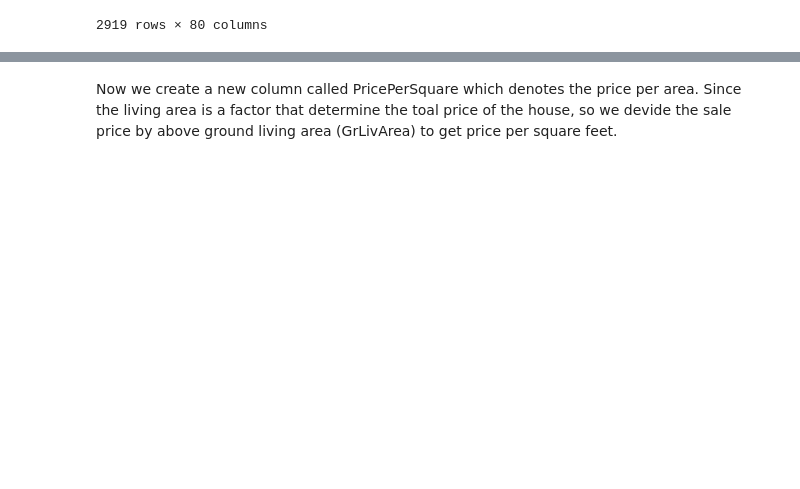
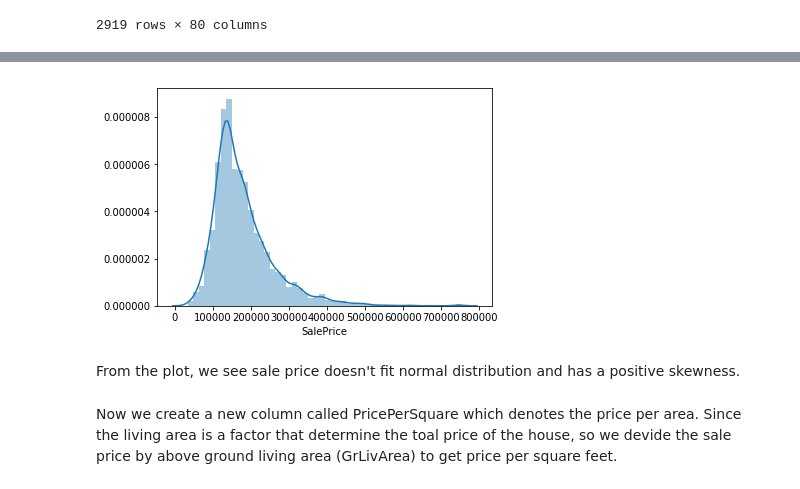
Before and after one commit to muh005/Housing-Price-Analysis, a Jupyter notebook: FinalProject.ipynb, the cells around one changed output, grey strips where cells are left out. Saved outputs shown, nothing was run; the diff lists cells and outputs as text; code cells hidden in the pictures; blank space fills up the shorter version.

```diff
--- a/FinalProject.ipynb
+++ b/FinalProject.ipynb
@@ -86,3 +102,10 @@ df
+# %%
+#histogram
+sns.distplot(df['SalePrice']);
+# %% [output]
+[figure, added]
+# %% [markdown]
+From the plot, we see sale price doesn't fit normal distribution and has a positive skewness.
 # %% [markdown]
 Now we create a new column called PricePerSquare which denotes the price per area. Since the living area is a factor that determine the toal price of the house, so we devide the sale price by above ground living area (GrLivArea) to get price per square feet.
 # %%
```
Also changed, not shown: parts of 13 cells of this notebook.
